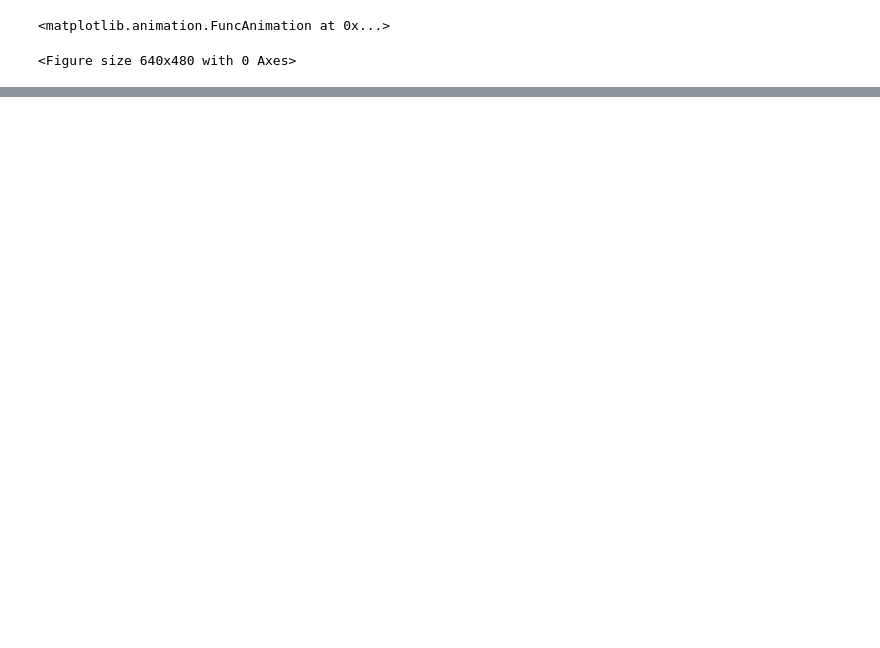
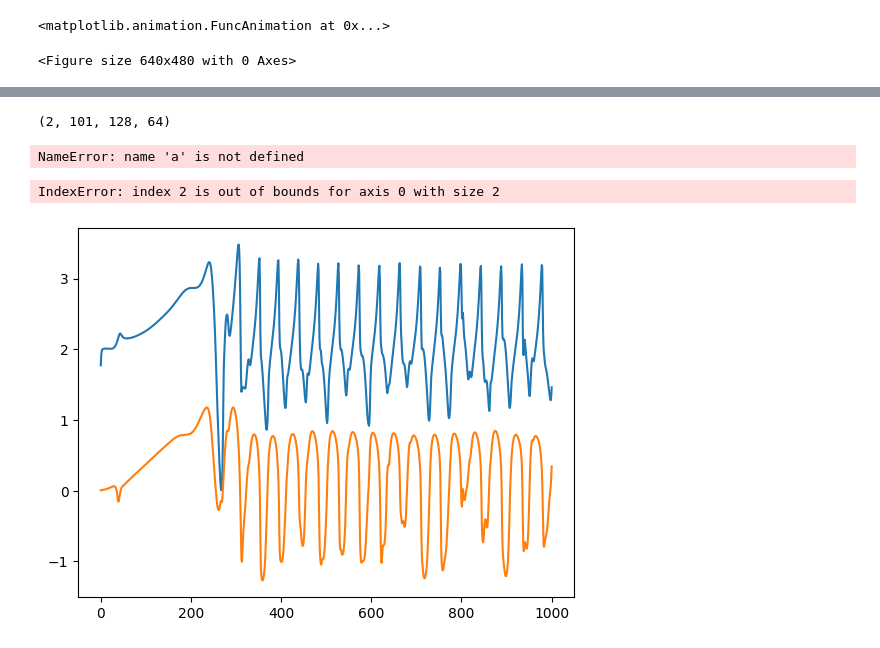
Before and after one commit to MagriLab/DA-RL, a Jupyter notebook: 2d_flow.ipynb, the cells around one changed output, grey strips where cells are left out. Cells and saved outputs as stored; diff of their text form; code cells hidden in the pictures; blank space fills up the shorter version.

```diff
--- a/2d_flow.ipynb
+++ b/2d_flow.ipynb
@@ -28,3 +66,25 @@ plot(v_trj_2d.time[1:].curl(), animate='time')
+# %%
+a = v_trj_2d.curl().numpy()
+a = v_trj_2d.numpy()
+# %%
+a.shape
+# %% [output]
+(2, 101, 128, 64)
+# %%
+import matplotlib.pyplot as plt
+time_idx = 400
+plt.imshow(a[0,time_idx,:,:])
+# plt.xlim([20,40])
+# plt.ylim([20,40])
+# %% [output]
+NameError: name 'a' is not defined
+# %%
+plt.plot(a[0,:,60,20])
+plt.plot(a[1,:,60,20])
+plt.plot(a[2,:,60,20])
+# %% [output]
+IndexError: index 2 is out of bounds for axis 0 with size 2
+[figure, added]
 # %%
 plot(v_trj_2d.time[-1], cylinder['x,y'], overlay='args')
 # %% [output]
```
Also changed, not shown: parts of 17 cells of this notebook.
